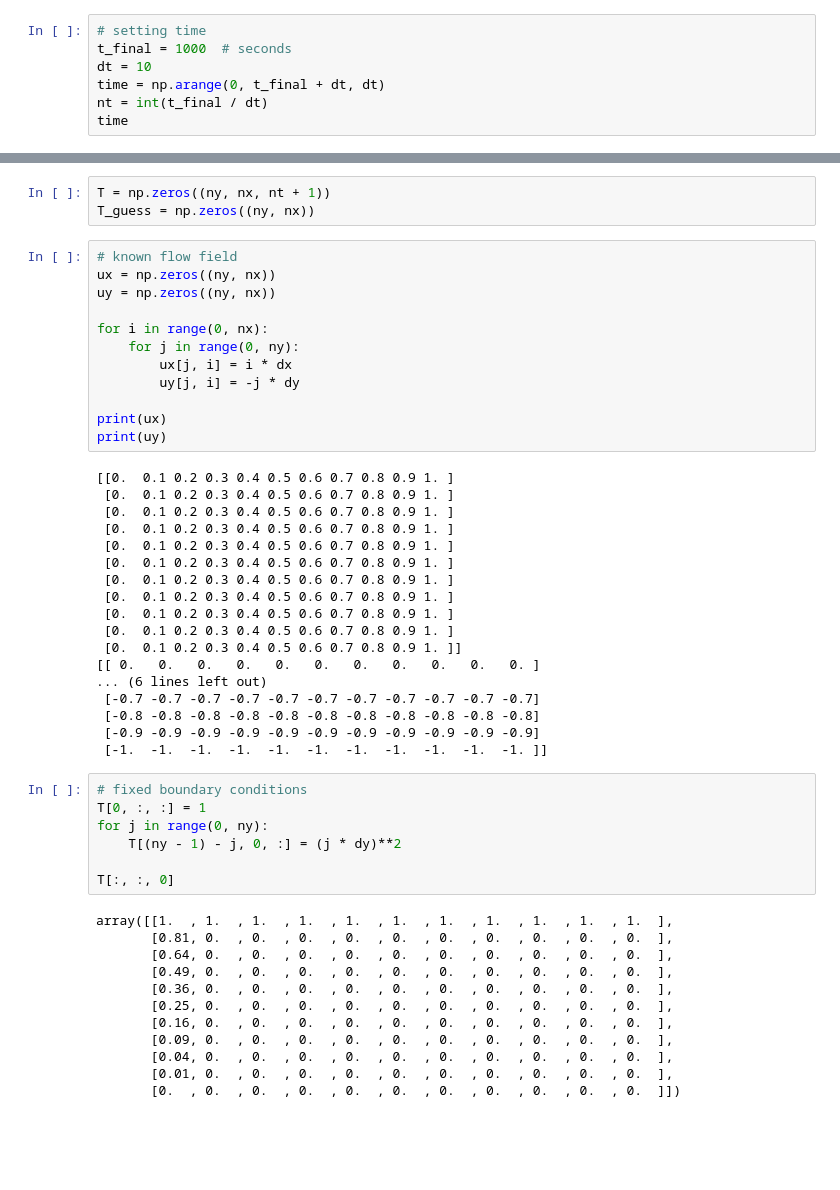
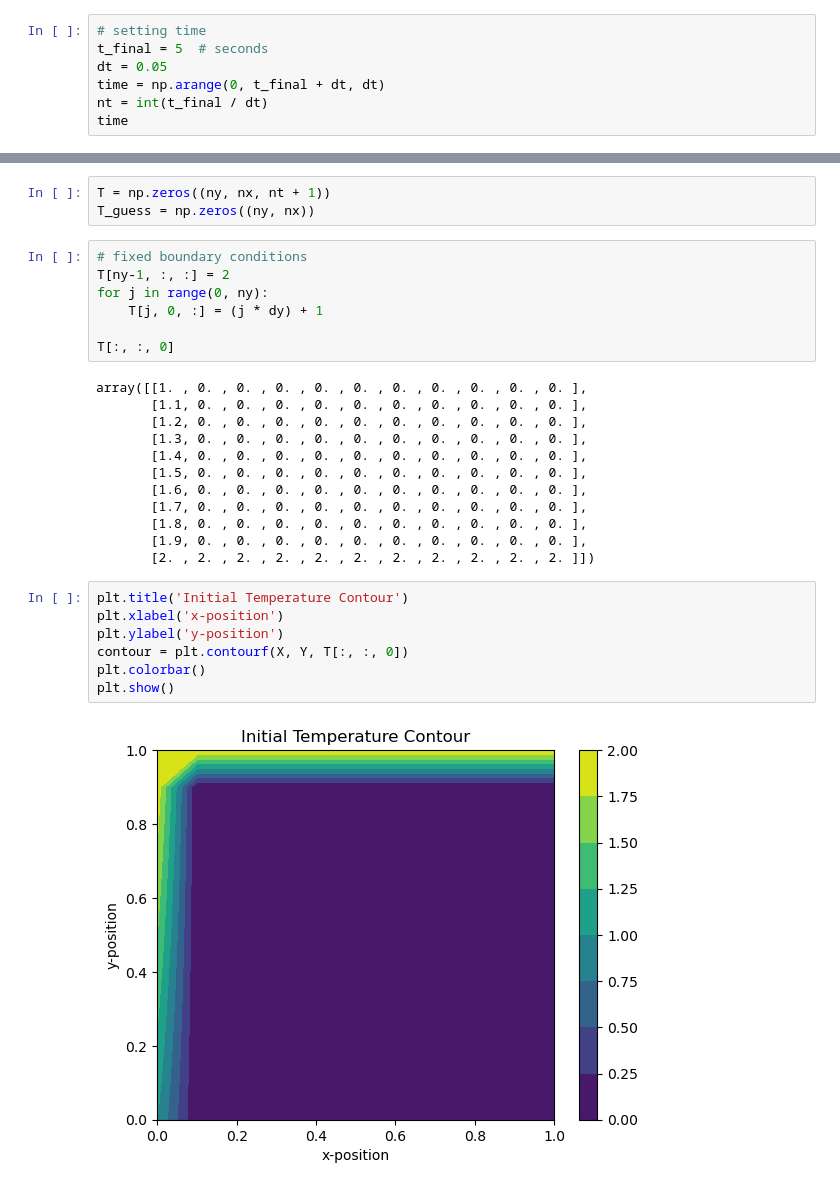
Before and after one commit to AdamCutright/ChE-7500, a Jupyter notebook: Project_2_part_2.ipynb, the cells around one changed output, grey strips where cells are left out. Cells and saved outputs as stored; diff of their text form; blank space fills up the shorter version.

```diff
--- a/Project_2_part_2.ipynb
+++ b/Project_2_part_2.ipynb
@@ -24,8 +24,8 @@ y
 array([0. , 0.1, 0.2, 0.3, 0.4, 0.5, 0.6, 0.7, 0.8, 0.9, 1. ])
 # %%
 # setting time
-t_final = 1000  # seconds
-dt = 10
+t_final = 5  # seconds
+dt = 0.05
 time = np.arange(0, t_final + dt, dt)
 nt = int(t_final / dt)
 time
@@ -54,55 +94,34 @@ Fy = rhocp * dx
 # %%
 T = np.zeros((ny, nx, nt + 1))
 T_guess = np.zeros((ny, nx))
-# %%
-# known flow field
-ux = np.zeros((ny, nx))
-uy = np.zeros((ny, nx))
-
-for i in range(0, nx):
-    for j in range(0, ny):
-        ux[j, i] = i * dx
-        uy[j, i] = -j * dy
-
-print(ux)
-print(uy)
-# %% [output]
-[[0.  0.1 0.2 0.3 0.4 0.5 0.6 0.7 0.8 0.9 1. ]
- [0.  0.1 0.2 0.3 0.4 0.5 0.6 0.7 0.8 0.9 1. ]
- [0.  0.1 0.2 0.3 0.4 0.5 0.6 0.7 0.8 0.9 1. ]
- [0.  0.1 0.2 0.3 0.4 0.5 0.6 0.7 0.8 0.9 1. ]
- [0.  0.1 0.2 0.3 0.4 0.5 0.6 0.7 0.8 0.9 1. ]
- [0.  0.1 0.2 0.3 0.4 0.5 0.6 0.7 0.8 0.9 1. ]
- [0.  0.1 0.2 0.3 0.4 0.5 0.6 0.7 0.8 0.9 1. ]
- [0.  0.1 0.2 0.3 0.4 0.5 0.6 0.7 0.8 0.9 1. ]
- [0.  0.1 0.2 0.3 0.4 0.5 0.6 0.7 0.8 0.9 1. ]
- [0.  0.1 0.2 0.3 0.4 0.5 0.6 0.7 0.8 0.9 1. ]
- [0.  0.1 0.2 0.3 0.4 0.5 0.6 0.7 0.8 0.9 1. ]]
-[[ 0.   0.   0.   0.   0.   0.   0.   0.   0.   0.   0. ]
-... (6 lines left out)
- [-0.7 -0.7 -0.7 -0.7 -0.7 -0.7 -0.7 -0.7 -0.7 -0.7 -0.7]
- [-0.8 -0.8 -0.8 -0.8 -0.8 -0.8 -0.8 -0.8 -0.8 -0.8 -0.8]
- [-0.9 -0.9 -0.9 -0.9 -0.9 -0.9 -0.9 -0.9 -0.9 -0.9 -0.9]
- [-1.  -1.  -1.  -1.  -1.  -1.  -1.  -1.  -1.  -1.  -1. ]]
 # %%
 # fixed boundary conditions
-T[0, :, :] = 1
+T[ny-1, :, :] = 2
 for j in range(0, ny):
-    T[(ny - 1) - j, 0, :] = (j * dy)**2
+    T[j, 0, :] = (j * dy) + 1
 
 T[:, :, 0]
 # %% [output]
-array([[1.  , 1.  , 1.  , 1.  , 1.  , 1.  , 1.  , 1.  , 1.  , 1.  , 1.  ],
-       [0.81, 0.  , 0.  , 0.  , 0.  , 0.  , 0.  , 0.  , 0.  , 0.  , 0.  ],
-       [0.64, 0.  , 0.  , 0.  , 0.  , 0.  , 0.  , 0.  , 0.  , 0.  , 0.  ],
-       [0.49, 0.  , 0.  , 0.  , 0.  , 0.  , 0.  , 0.  , 0.  , 0.  , 0.  ],
-       [0.36, 0.  , 0.  , 0.  , 0.  , 0.  , 0.  , 0.  , 0.  , 0.  , 0.  ],
-       [0.25, 0.  , 0.  , 0.  , 0.  , 0.  , 0.  , 0.  , 0.  , 0.  , 0.  ],
-       [0.16, 0.  , 0.  , 0.  , 0.  , 0.  , 0.  , 0.  , 0.  , 0.  , 0.  ],
-       [0.09, 0.  , 0.  , 0.  , 0.  , 0.  , 0.  , 0.  , 0.  , 0.  , 0.  ],
-       [0.04, 0.  , 0.  , 0.  , 0.  , 0.  , 0.  , 0.  , 0.  , 0.  , 0.  ],
-       [0.01, 0.  , 0.  , 0.  , 0.  , 0.  , 0.  , 0.  , 0.  , 0.  , 0.  ],
-       [0.  , 0.  , 0.  , 0.  , 0.  , 0.  , 0.  , 0.  , 0.  , 0.  , 0.  ]])
+array([[1. , 0. , 0. , 0. , 0. , 0. , 0. , 0. , 0. , 0. , 0. ],
+       [1.1, 0. , 0. , 0. , 0. , 0. , 0. , 0. , 0. , 0. , 0. ],
+       [1.2, 0. , 0. , 0. , 0. , 0. , 0. , 0. , 0. , 0. , 0. ],
+       [1.3, 0. , 0. , 0. , 0. , 0. , 0. , 0. , 0. , 0. , 0. ],
+       [1.4, 0. , 0. , 0. , 0. , 0. , 0. , 0. , 0. , 0. , 0. ],
+       [1.5, 0. , 0. , 0. , 0. , 0. , 0. , 0. , 0. , 0. , 0. ],
+       [1.6, 0. , 0. , 0. , 0. , 0. , 0. , 0. , 0. , 0. , 0. ],
+       [1.7, 0. , 0. , 0. , 0. , 0. , 0. , 0. , 0. , 0. , 0. ],
+       [1.8, 0. , 0. , 0. , 0. , 0. , 0. , 0. , 0. , 0. , 0. ],
+       [1.9, 0. , 0. , 0. , 0. , 0. , 0. , 0. , 0. , 0. , 0. ],
+       [2. , 2. , 2. , 2. , 2. , 2. , 2. , 2. , 2. , 2. , 2. ]])
+# %%
+plt.title('Initial Temperature Contour')
+plt.xlabel('x-position')
+plt.ylabel('y-position')
+contour = plt.contourf(X, Y, T[:, :, 0])
+plt.colorbar()
+plt.show()
+# %% [output]
+[figure, added]
 # %%
 n_iterations = 0
 error_list = []
```
Also changed, not shown: parts of 11 cells of this notebook.
